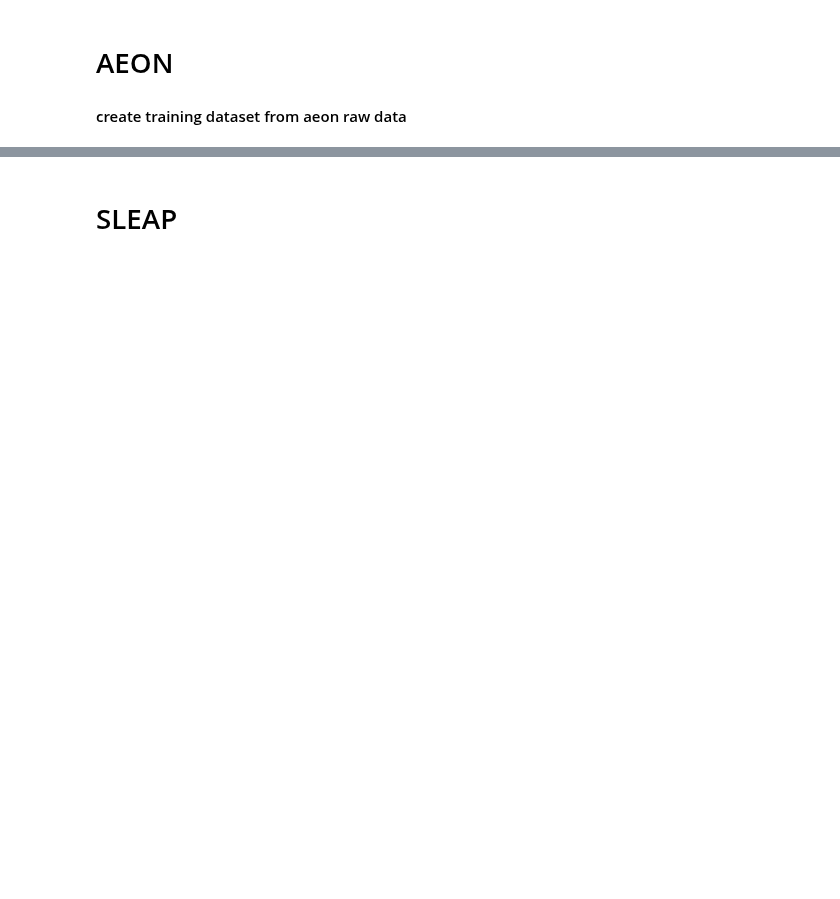
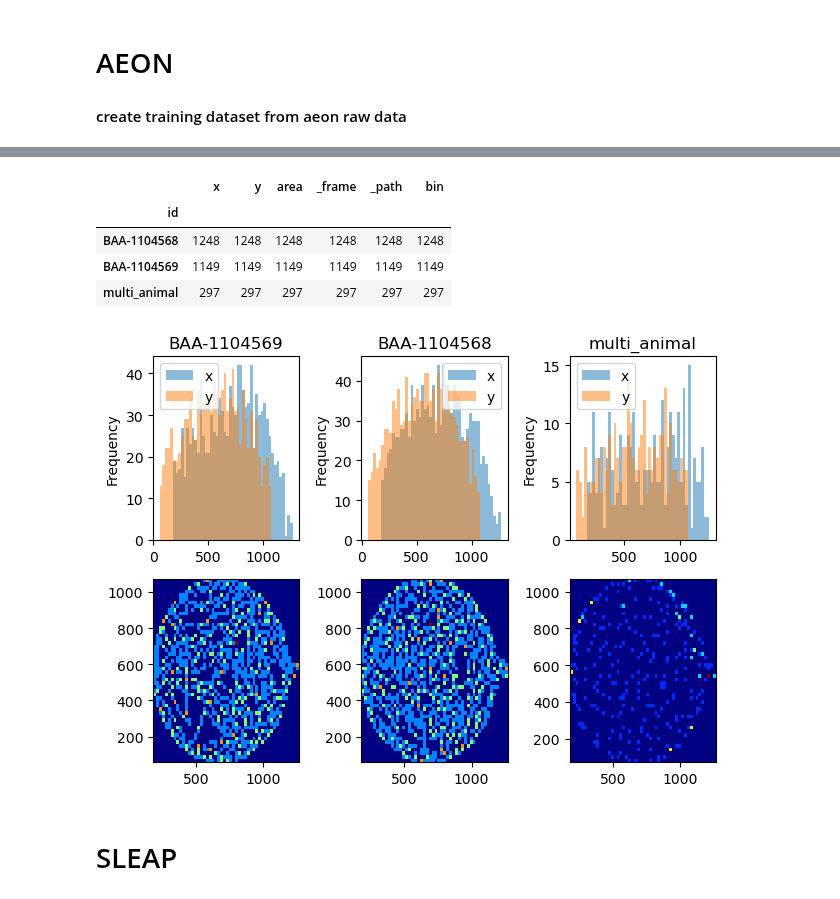
Before and after one commit to SainsburyWellcomeCentre/aeon_scratchpad, a Jupyter notebook: aeon_analysis/social/aeon_sleap.ipynb, the cells around one changed output, grey strips where cells are left out. Drawn from its saved outputs; the diff is of its cells as text; code cells hidden in the pictures; blank space fills up the shorter version.

```diff
--- a/aeon_analysis/social/aeon_sleap.ipynb
+++ b/aeon_analysis/social/aeon_sleap.ipynb
@@ -712,10 +755,10 @@ all_subj_data.groupby(["id"]).count()
 # %%
-# Sample additional multi_animal data (without area threshold, i.e. animals are not close to each other)
+# OPTIONAL: Sample additional multi_animal data (without area threshold, i.e. animals are not close to each other)
 subj_dict = {
     "id": "multi_animal",
-    "root": aeon3_social_310524["root"],
-    "start": aeon3_social_310524["subjects"]["multi_animal"]["start"],
-    "end": aeon3_social_310524["subjects"]["multi_animal"]["end"],
+    "root": aeon4_social_060624["root"],
+    "start": aeon4_social_060624["subjects"]["multi_animal"]["start"],
+    "end": aeon4_social_060624["subjects"]["multi_animal"]["end"],
 }
 multi = create_subject_dataset(
     subj_dict,
@@ -738,9 +783,15 @@ BAA1104519 = create_subject_dataset(
 # %%
-# replace "BAA-1104519" data with resampled data and merge with multi_animal data
-all_subj_data = all_subj_data[all_subj_data["id"] != "BAA-1104519"]
-all_subj_data = pd.concat([all_subj_data, multi, BAA1104519])
+# OPTIONAL unless you have additionally-sampled data to merge
+# merge all data
+all_subj_data = pd.concat([all_subj_data, multi])
 # drop duplicates
 all_subj_data.drop_duplicates(inplace=True)
+fig = plot_position_histograms(all_subj_data)
 all_subj_data.groupby(["id"]).count()
-# save to csv
-all_subj_data.to_csv(f'{aeon3_social_310524["session"]}.csv')
+# %% [output]
+|  | x | y | area | _frame | _path | bin |
+| id |  |  |  |  |  |  |
+| BAA-1104568 | 1248 | 1248 | 1248 | 1248 | 1248 | 1248 |
+| BAA-1104569 | 1149 | 1149 | 1149 | 1149 | 1149 | 1149 |
+| multi_animal | 297 | 297 | 297 | 297 | 297 | 297 |
+[figure, added]
```
Also changed, not shown: parts of 29 cells of this notebook.
